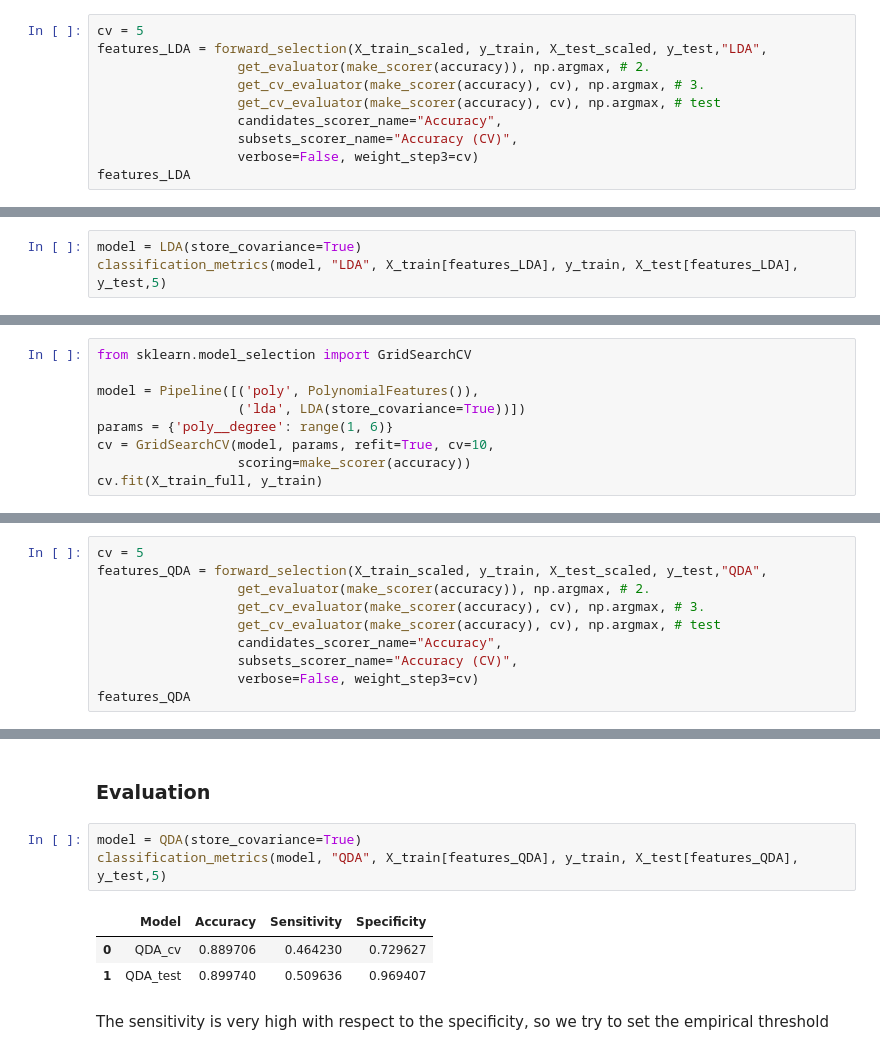
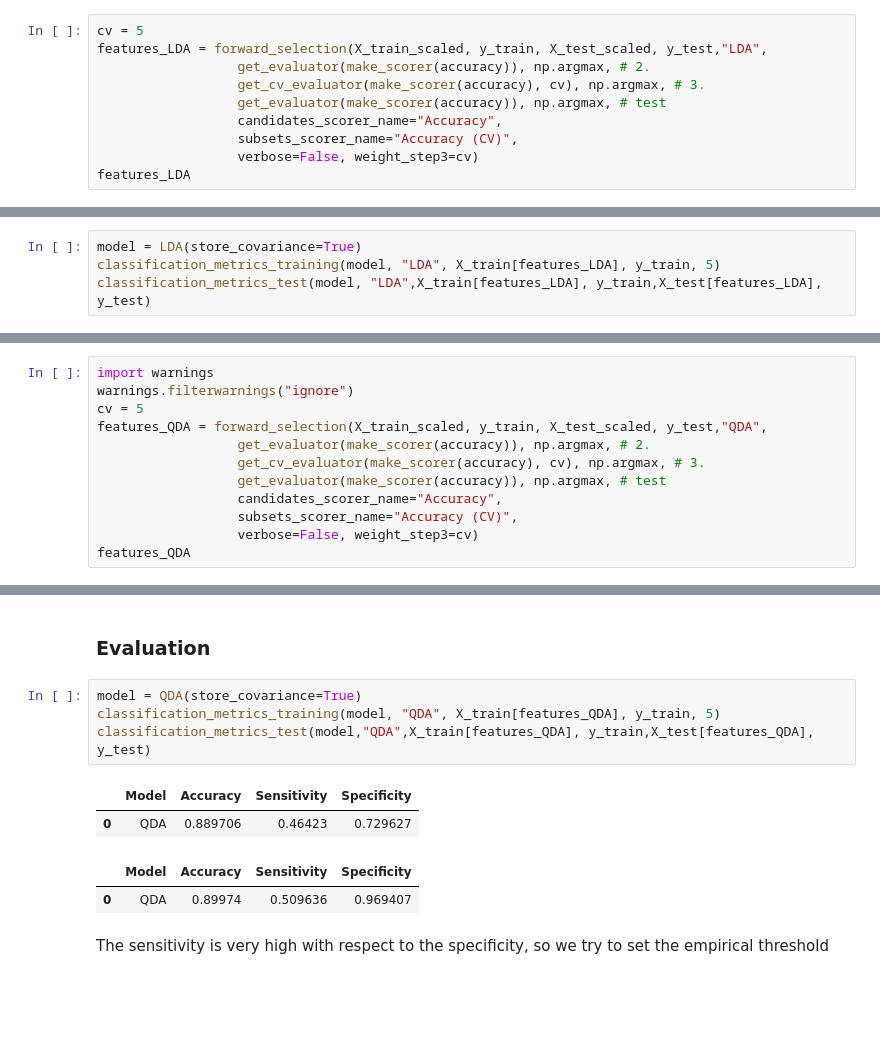
Before and after one commit to sararesta/ML-Homework, a Jupyter notebook: Classification-Copy1.ipynb, the cells around one changed output, grey strips where cells are left out. Cells and saved outputs as stored; diff of their text form; blank space fills up the shorter version.

```diff
--- a/Classification-Copy1.ipynb
+++ b/Classification-Copy1.ipynb
@@ -411,7 +416,7 @@ cv = 5
 features_LDA = forward_selection(X_train_scaled, y_train, X_test_scaled, y_test,"LDA",
                   get_evaluator(make_scorer(accuracy)), np.argmax, # 2.
                   get_cv_evaluator(make_scorer(accuracy), cv), np.argmax, # 3.
-                  get_cv_evaluator(make_scorer(accuracy), cv), np.argmax, # test
+                  get_evaluator(make_scorer(accuracy)), np.argmax, # test
                   candidates_scorer_name="Accuracy",
                   subsets_scorer_name="Accuracy (CV)",
                   verbose=False, weight_step3=cv)
@@ -438,6 +443,7 @@ features_LDA
 ### Evaluation metrics
 # %%
 model = LDA(store_covariance=True)
-classification_metrics(model, "LDA", X_train[features_LDA], y_train, X_test[features_LDA], y_test,5)
+classification_metrics_training(model, "LDA", X_train[features_LDA], y_train, 5)
+classification_metrics_test(model, "LDA",X_train[features_LDA], y_train,X_test[features_LDA], y_test)
 # %% [output]
 |  | Model | Accuracy | Sensitivity | Specificity |
@@ -467,9 +459,0 @@ Test accuracy: 0.8828682673588579
-# %%
-from sklearn.model_selection import GridSearchCV
-
-model = Pipeline([('poly', PolynomialFeatures()),
-                  ('lda', LDA(store_covariance=True))])
-params = {'poly__degree': range(1, 6)}
-cv = GridSearchCV(model, params, refit=True, cv=10,
-                  scoring=make_scorer(accuracy))
-cv.fit(X_train_full, y_train)
@@ -529,11 +462,13 @@ Test accuracy: 0.8387410772225827
 # %% [markdown]
 ### Feature selection
 # %%
+import warnings
+warnings.filterwarnings("ignore")
 cv = 5
 features_QDA = forward_selection(X_train_scaled, y_train, X_test_scaled, y_test,"QDA",
                   get_evaluator(make_scorer(accuracy)), np.argmax, # 2.
                   get_cv_evaluator(make_scorer(accuracy), cv), np.argmax, # 3.
-                  get_cv_evaluator(make_scorer(accuracy), cv), np.argmax, # test
+                  get_evaluator(make_scorer(accuracy)), np.argmax, # test
                   candidates_scorer_name="Accuracy",
                   subsets_scorer_name="Accuracy (CV)",
                   verbose=False, weight_step3=cv)
@@ -544,11 +479,13 @@ features_QDA
 ### Evaluation
 # %%
 model = QDA(store_covariance=True)
-classification_metrics(model, "QDA", X_train[features_QDA], y_train, X_test[features_QDA], y_test,5)
+classification_metrics_training(model, "QDA", X_train[features_QDA], y_train, 5)
+classification_metrics_test(model,"QDA",X_train[features_QDA], y_train,X_test[features_QDA], y_test)
 # %% [output]
 |  | Model | Accuracy | Sensitivity | Specificity |
-| 0 | QDA_cv | 0.889706 | 0.464230 | 0.729627 |
-| 1 | QDA_test | 0.899740 | 0.509636 | 0.969407 |
+| 0 | QDA | 0.889706 | 0.46423 | 0.729627 |
+|  | Model | Accuracy | Sensitivity | Specificity |
+| 0 | QDA | 0.89974 | 0.509636 | 0.969407 |
 # %% [markdown]
 The sensitivity is very high with respect to the specificity, so we try to set the empirical threshold
 # %%
```
Also changed, not shown: parts of 14 cells of this notebook.
